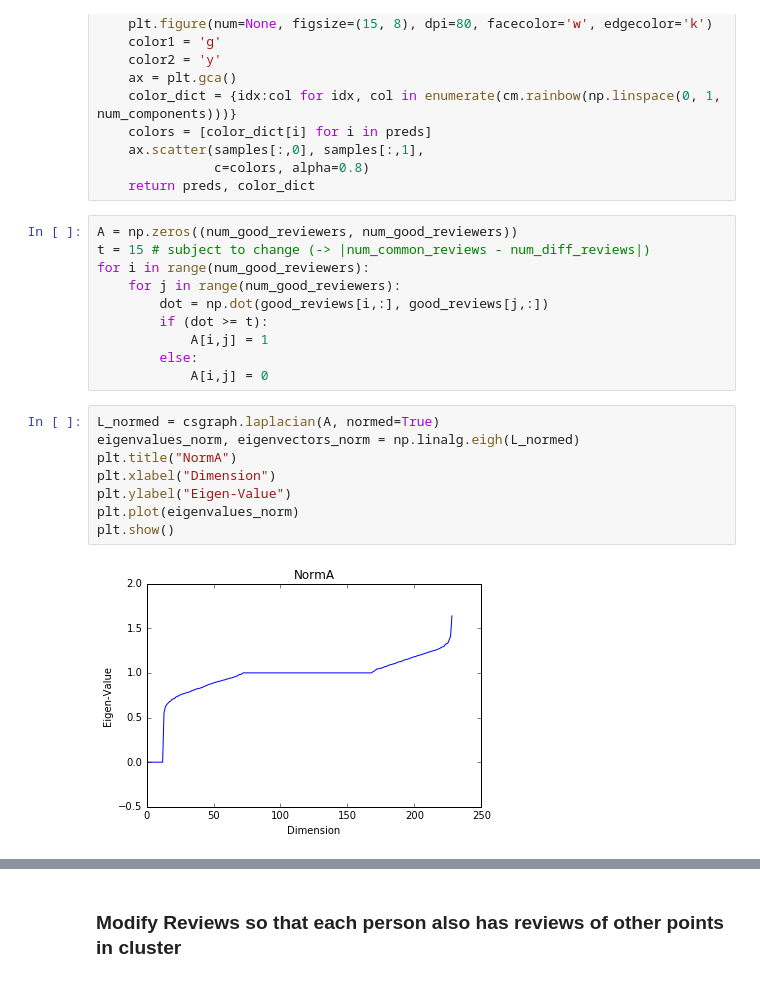
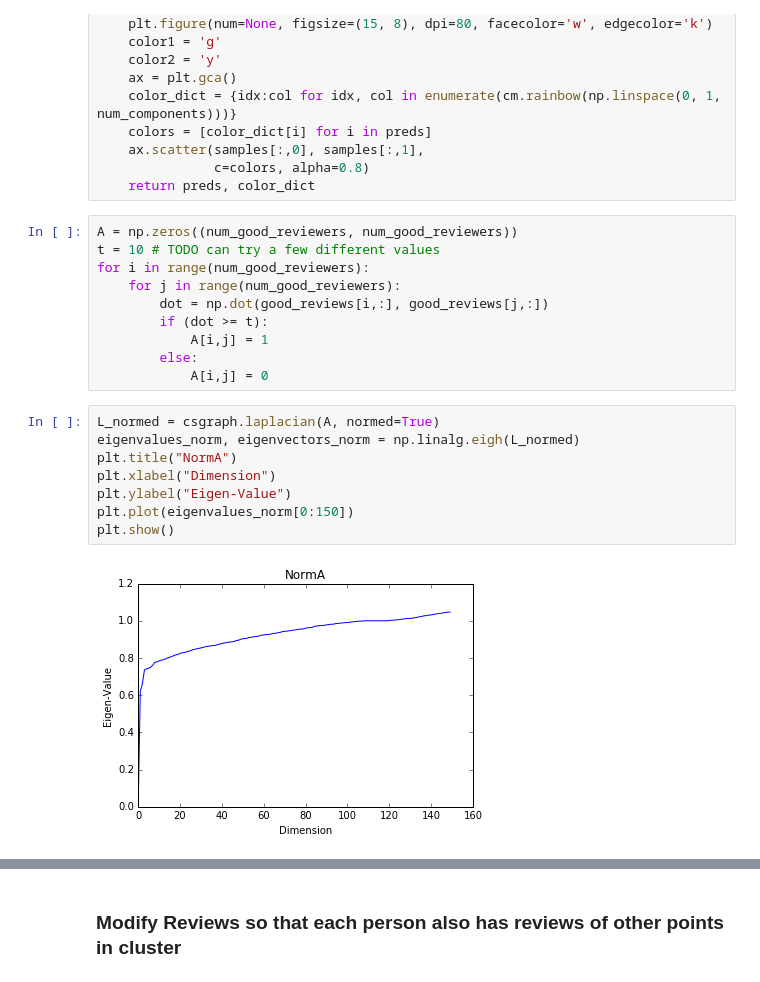
Before and after one commit to abigailshchur/Movie-Review-Prediction, a Jupyter notebook: DataAnalysis1.ipynb, the cells around one changed output, grey strips where cells are left out. Drawn from its saved outputs; the diff is of its cells as text.

```diff
--- a/DataAnalysis1.ipynb
+++ b/DataAnalysis1.ipynb
@@ -468,7 +469,7 @@ def fit_kmeans(samples, num_components):
     return preds, color_dict
 # %%
 A = np.zeros((num_good_reviewers, num_good_reviewers))
-t = 15 # subject to change (-> |num_common_reviews - num_diff_reviews|)
+t = 10 # TODO can try a few different values
 for i in range(num_good_reviewers):
     for j in range(num_good_reviewers):
         dot = np.dot(good_reviews[i,:], good_reviews[j,:])
@@ -479,12 +480,12 @@ for i in range(num_good_reviewers):
 # %%
 L_normed = csgraph.laplacian(A, normed=True)
 eigenvalues_norm, eigenvectors_norm = np.linalg.eigh(L_normed)
 plt.title("NormA")
 plt.xlabel("Dimension")
 plt.ylabel("Eigen-Value")
-plt.plot(eigenvalues_norm)
+plt.plot(eigenvalues_norm[0:150])
 plt.show()
 # %% [output]
-[figure, old version]
+[figure, new version]
 # %%
 dim = 50
```
Also changed, not shown: parts of 9 cells of this notebook, 2 other files.
